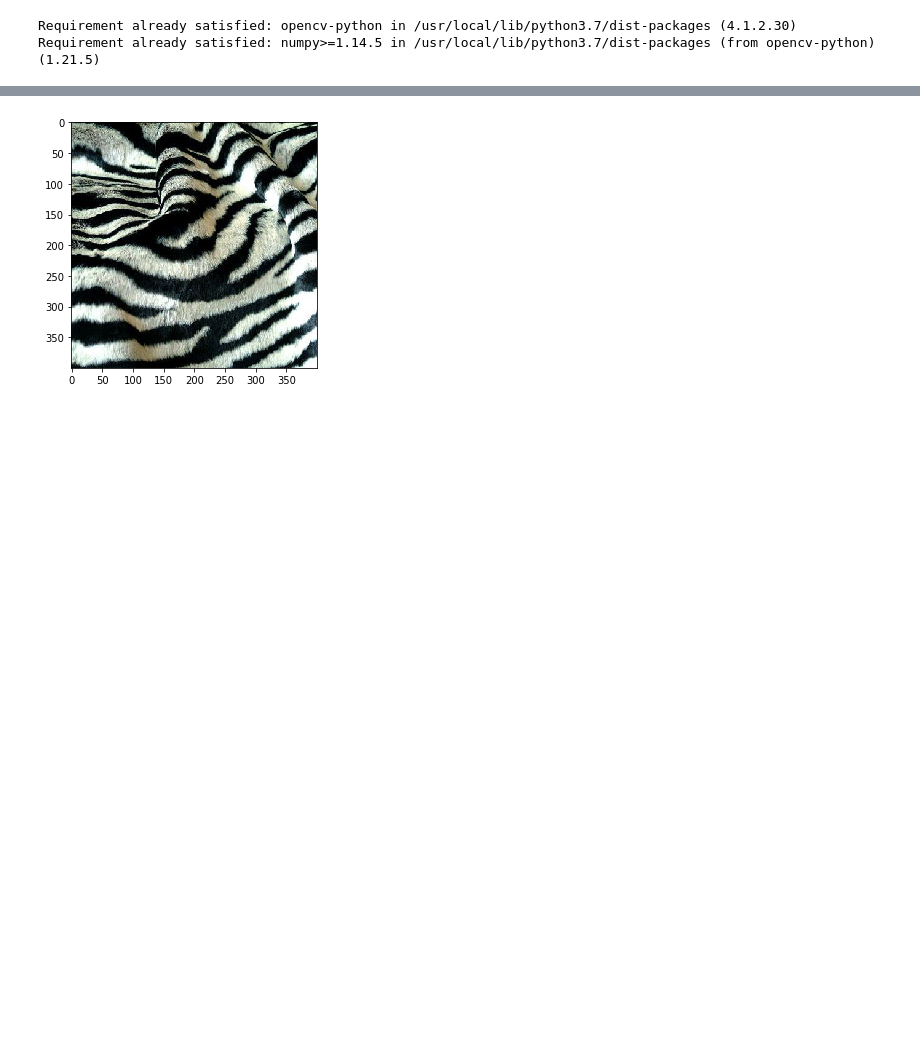
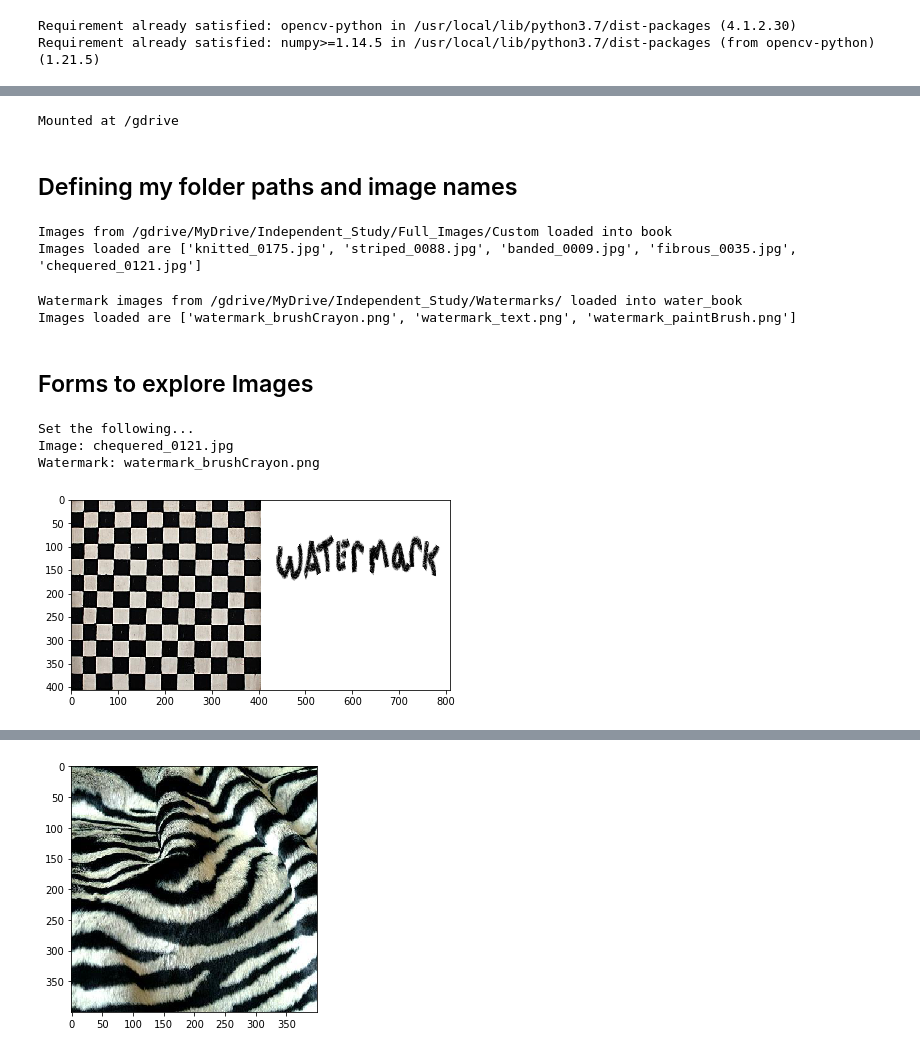
Before and after one commit to Babcock-R17/Image-Processing, a Jupyter notebook: Independent_Study.ipynb, the cells around one changed output, grey strips where cells are left out. Saved outputs shown, nothing was run; the diff lists cells and outputs as text; code cells hidden in the pictures; blank space fills up the shorter version.

```diff
--- a/Independent_Study.ipynb
+++ b/Independent_Study.ipynb
@@ -323,0 +294,63 @@ Photo.show_array(np.hstack([img.blur, img.noise, res_img]))
+# %%
+# Mount Google Colab to load in images.
+from google.colab import drive
+drive.mount('/gdrive')
+
+# Get file paths
+workspace_path = '/gdrive/MyDrive/Independent_Study/'
+workspace_names = listdir(workspace_path)
+# %% [output]
+Mounted at /gdrive
+# %% [markdown]
+## Defining my folder paths and image names
+# %%
+# Set file paths
+## Image file Path
+img_path = os.path.join(workspace_path, "Full_Images/Custom")
+image_names = listdir(img_path)
+
+print("Images from {} loaded into book \nImages loaded are {}".format(img_path, image_names))
+# %% [output]
+Images from /gdrive/MyDrive/Independent_Study/Full_Images/Custom loaded into book
+Images loaded are ['knitted_0175.jpg', 'striped_0088.jpg', 'banded_0009.jpg', 'fibrous_0035.jpg', 'chequered_0121.jpg']
+# %%
+## Watermark file path
+water_path = os.path.join(workspace_path, "Watermarks/")
+watermark_names = listdir(water_path)
+
+print("Watermark images from {} loaded into water_book \nImages loaded are {}".format(water_path, watermark_names))
+# %% [output]
+Watermark images from /gdrive/MyDrive/Independent_Study/Watermarks/ loaded into water_book
+Images loaded are ['watermark_brushCrayon.png', 'watermark_text.png', 'watermark_paintBrush.png']
+# %% [markdown]
+## Forms to explore Images
+# %%
+#@title Select an Image {display-mode: "form", run: "auto"}
+#@markdown ---
+select_image = 'chequered_0121.jpg' #@param ['knitted_0175.jpg', 'striped_0088.jpg', 'banded_0009.jpg', 'fibrous_0035.jpg', 'chequered_0121.jpg']
+select_watermark = 'watermark_brushCrayon.png' #@param ['watermark_brushCrayon.png', 'watermark_text.png', 'watermark_paintBrush.png']
+#@markdown ---
+
+# loads a photo from the file path and file name
+## creating an Image_Processing Object
+img = Photo.load(fp=img_path, fname=select_image)
+img = Image_Processing(fp=img_path, fname=select_image, img=img)
+
+# loads a photo from the file path and file name
+## creating an Image_Processing Object
+watermark = Photo.load(fp=water_path, fname=select_watermark)
+watermark = Image_Processing(fp=water_path, fname=select_watermark, img=watermark)
+
+print("Set the following...\nImage: {}\nWatermark: {}".format(select_image, select_watermark ))
+
+# match the size for displaying
+temp_water = transform.resize(watermark.image, img.shape, cval=0)
+ximg = [img.image, temp_water]
+ximg = np.concatenate(ximg, axis=1)
+
+Photo.show_array(ximg)
+# %% [output]
+Set the following...
+Image: chequered_0121.jpg
+Watermark: watermark_brushCrayon.png
+[figure, added]
```
Also changed, not shown: parts of 16 cells of this notebook.
